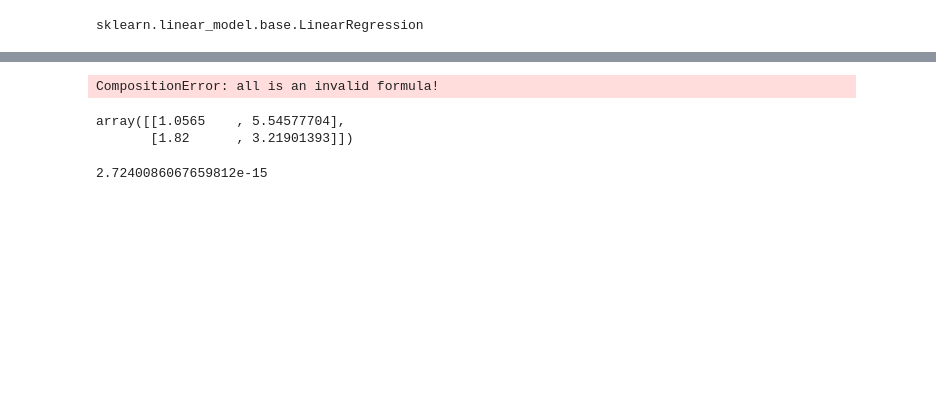
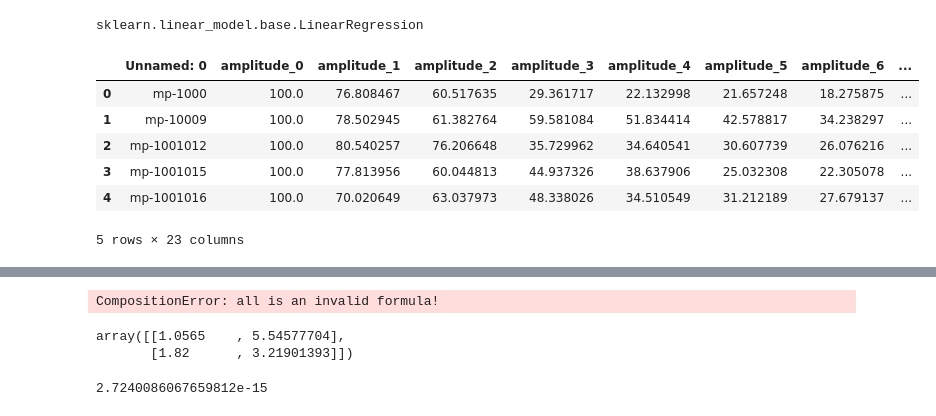
Before and after one commit to michkatz/Project, a Jupyter notebook: Andrew_Functions.ipynb, the cells around one changed output, grey strips where cells are left out. Drawn from its saved outputs; the diff is of its cells as text; code cells hidden in the pictures; blank space fills up the shorter version.

```diff
--- a/Andrew_Functions.ipynb
+++ b/Andrew_Functions.ipynb
@@ -166,0 +180,11 @@ sklearn.linear_model.base.LinearRegression
+# %%
+data = pd.read_csv('MPD_Data_Processed.csv', sep = '\t')
+data.head()
+# %% [output]
+|  | Unnamed: 0 | amplitude_0 | amplitude_1 | amplitude_2 | amplitude_3 | amplitude_4 | amplitude_5 | amplitude_6 | ... |
+| 0 | mp-1000 | 100.0 | 76.808467 | 60.517635 | 29.361717 | 22.132998 | 21.657248 | 18.275875 | ... |
+| 1 | mp-10009 | 100.0 | 78.502945 | 61.382764 | 59.581084 | 51.834414 | 42.578817 | 34.238297 | ... |
+| 2 | mp-1001012 | 100.0 | 80.540257 | 76.206648 | 35.729962 | 34.640541 | 30.607739 | 26.076216 | ... |
+| 3 | mp-1001015 | 100.0 | 77.813956 | 60.044813 | 44.937326 | 38.637906 | 25.032308 | 22.305078 | ... |
+| 4 | mp-1001016 | 100.0 | 70.020649 | 63.037973 | 48.338026 | 34.510549 | 31.212189 | 27.679137 | ... |
+5 rows × 23 columns
```
Also changed, not shown: parts of 8 cells of this notebook.
